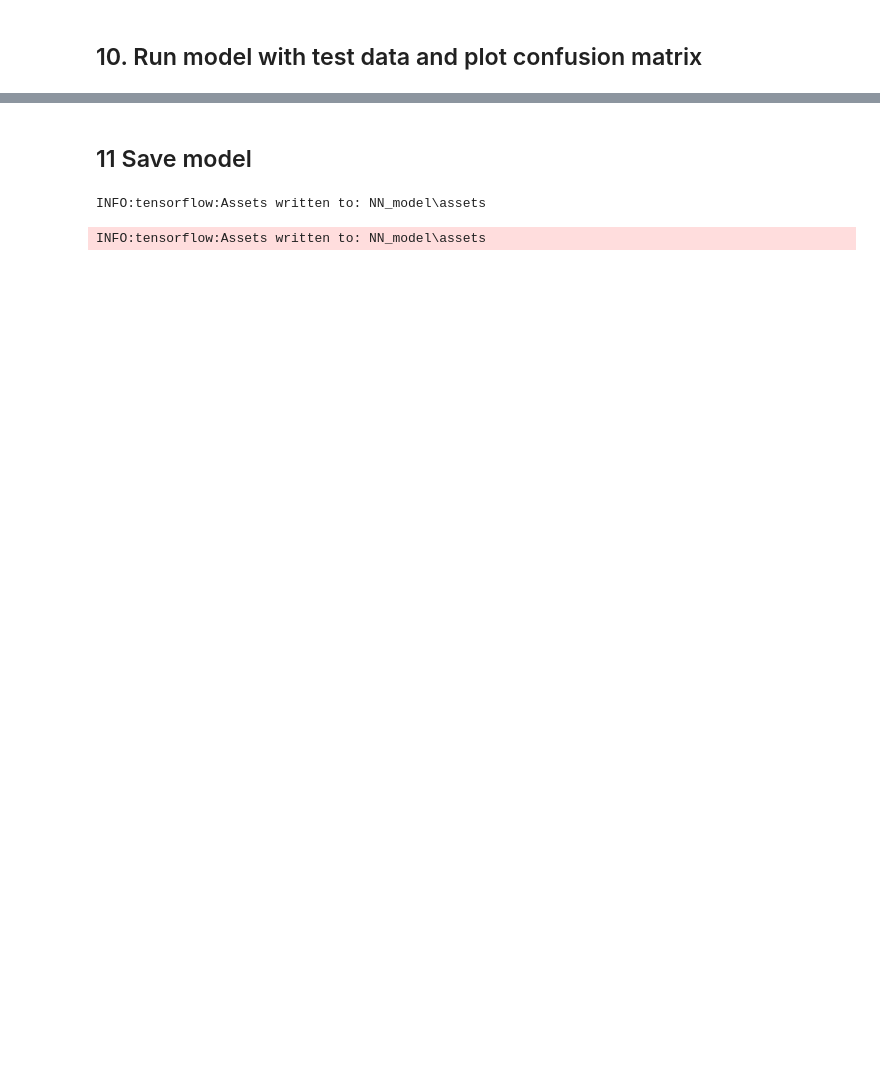
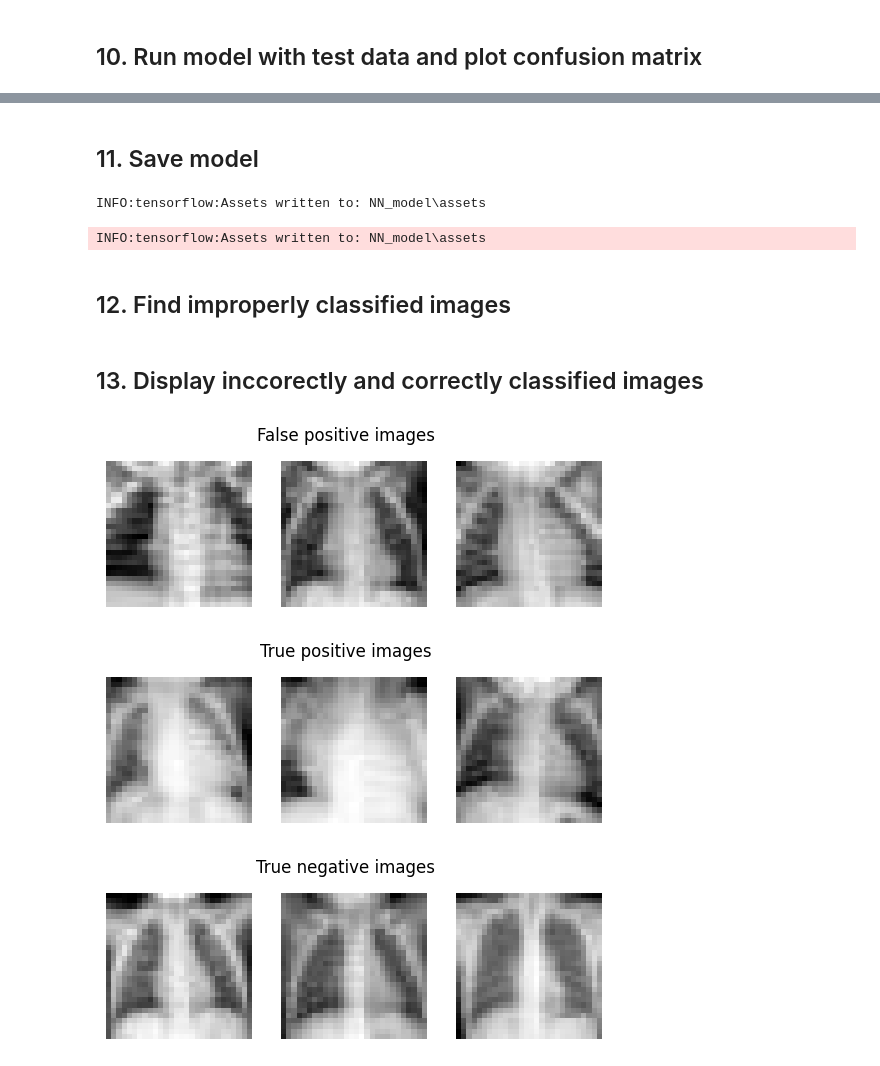
Before and after one commit to alexngys/AMLS_23-24_SN20000879, a Jupyter notebook: A/train.ipynb, the cells around one changed output, grey strips where cells are left out. Cells and saved outputs as stored; diff of their text form; code cells hidden in the pictures; blank space fills up the shorter version.

```diff
--- a/A/train.ipynb
+++ b/A/train.ipynb
@@ -177,4 +177,4 @@ plt.show()
 [figure]
 # %% [markdown]
-## 11 Save model
+## 11. Save model
 # %%
@@ -182,3 +182,5 @@ NN_model.save("NN_model")
 # %% [output]
 INFO:tensorflow:Assets written to: NN_model\assets
 INFO:tensorflow:Assets written to: NN_model\assets
+# %% [markdown]
+## 12. Find improperly classified images
@@ -184,0 +209,36 @@ INFO:tensorflow:Assets written to: NN_model\assets
+# %% [markdown]
+## 13. Display inccorectly and correctly classified images
+# %%
+fig, (ax1, ax2, ax3) = plt.subplots(1, 3)
+ax1.imshow(test_images[NN_negative_incorrect[0]], cmap="gray")
+ax1.axis("off")
+ax2.imshow(test_images[NN_negative_incorrect[10]], cmap="gray")
+ax2.axis("off")
+ax3.imshow(test_images[NN_negative_incorrect[-1]], cmap="gray")
+ax3.axis("off")
+fig.suptitle('False positive images')
+fig.subplots_adjust(top=1.4)
+
+fig, (ax1, ax2, ax3) = plt.subplots(1, 3)
+ax1.imshow(test_images[NN_positive_correct[0]], cmap="gray")
+ax1.axis("off")
+ax2.imshow(test_images[NN_positive_correct[10]], cmap="gray")
+ax2.axis("off")
+ax3.imshow(test_images[NN_positive_correct[-1]], cmap="gray")
+ax3.axis("off")
+fig.suptitle('True positive images')
+fig.subplots_adjust(top=1.4)
+
+fig, (ax1, ax2, ax3) = plt.subplots(1, 3)
+ax1.imshow(test_images[NN_negative_correct[0]], cmap="gray")
+ax1.axis("off")
+ax2.imshow(test_images[NN_negative_correct[10]], cmap="gray")
+ax2.axis("off")
+ax3.imshow(test_images[NN_negative_correct[-1]], cmap="gray")
+ax3.axis("off")
+fig.suptitle('True negative images')
+fig.subplots_adjust(top=1.4)
+# %% [output]
+[figure, added]
+[figure, added]
+[figure, added]
```
Also changed, not shown: parts of 7 cells of this notebook, 5 other files.
